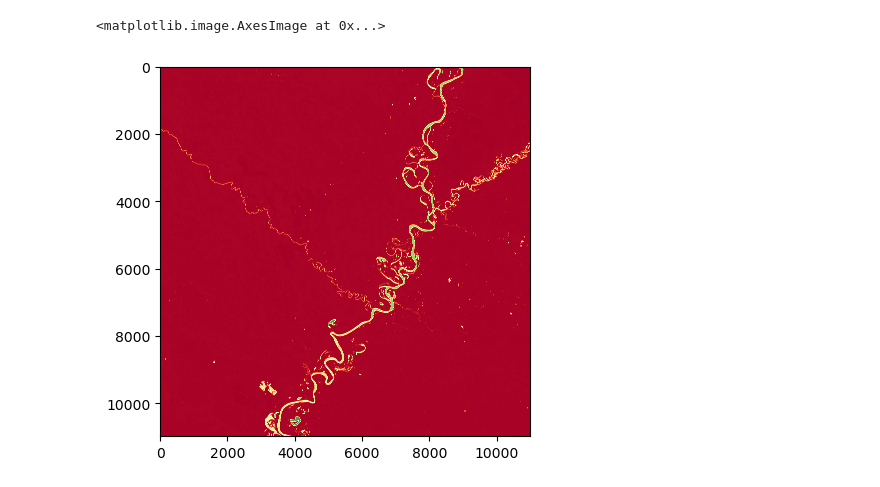
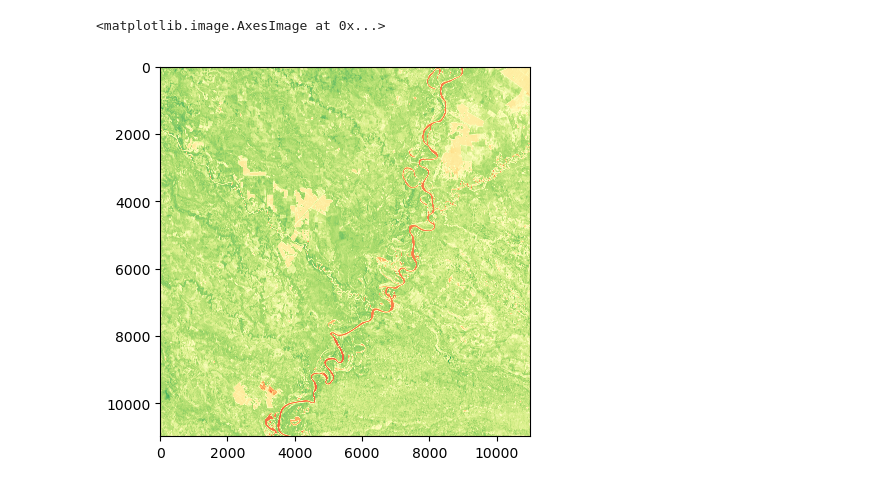
Before and after one commit to tobuhei/Trial-SITS, a Jupyter notebook: src/index_analysis.ipynb, the cells around one changed output. Cells and saved outputs as stored; diff of their text form; code cells hidden in the pictures.

```diff
--- a/src/index_analysis.ipynb
+++ b/src/index_analysis.ipynb
@@ -65,27 +67,34 @@ for filename in filelist:
 # %%
 # read numpy
 data_dir = "../data/"
-B2 = np.load(data_dir + "T21JUL_20240719T135701_B02_10m.npy")
-B3 = np.load(data_dir + "T21JUL_20240719T135701_B03_10m.npy")
-B4 = np.load(data_dir + "T21JUL_20240719T135701_B04_10m.npy")
-B8 = np.load(data_dir + "T21JUL_20240719T135701_B08_10m.npy")
-B8A = np.load(data_dir + "T21JUL_20240719T135701_B8A_20m.npy")
-B11 = np.load(data_dir + "T21JUL_20240719T135701_B11_20m.npy")
-TCI = np.load(data_dir + "T21JUL_20240719T135701_TCI_10m.npy")
+B2 = np.load(data_dir + "T21JUL_20240719T135701_B02_10m.npy").astype(np.float32)
+B3 = np.load(data_dir + "T21JUL_20240719T135701_B03_10m.npy").astype(np.float32)
+B4 = np.load(data_dir + "T21JUL_20240719T135701_B04_10m.npy").astype(np.float32)
+B8 = np.load(data_dir + "T21JUL_20240719T135701_B08_10m.npy").astype(np.float32)
+B8A = np.load(data_dir + "T21JUL_20240719T135701_B8A_20m.npy").astype(np.float32)
+B11 = np.load(data_dir + "T21JUL_20240719T135701_B11_20m.npy").astype(np.float32)
+TCI = np.load(data_dir + "T21JUL_20240719T135701_TCI_10m.npy").astype(np.float32)
 
 # ファイルサイズを合わせる
 B8A = zoom(B8A, (2.0, 2.0), order=0)  # order=0 は最近傍補間
 B11 = zoom(B11, (2.0, 2.0), order=0)  # order=0 は最近傍補間
+# %%
+# 正規化
+def normalize(array):
+		array_min, array_max = array[0].min(), array[0].max()
+		return (array - array_min) / (array_max - array_min)
 # %%
 # NDVI = (B8 - B4) / (B8 + B4)
+epsilon = 1e-10
 NDVI = (B8 - B4) / (B8 + B4)
+NDVI = normalize(NDVI)  # 正規化
 
 # plot
 plt.figure()
 plt.imshow(NDVI, cmap='RdYlGn')
 # %% [output]
 <matplotlib.image.AxesImage at 0x...>
-[figure, old version]
+[figure, new version]
 # %%
 # Narrow NDVI = (B8A - B4) / (B8A + B4)
 Narrow_NDVI = (B8A - B4) / (B8A + B4)
```
Also changed, not shown: parts of 13 cells of this notebook.
